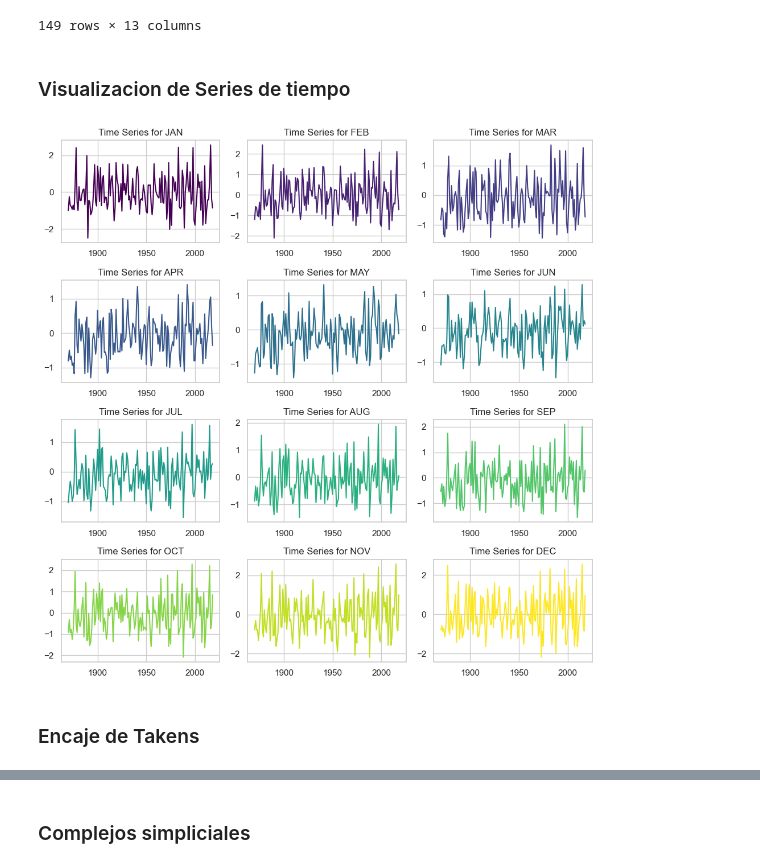
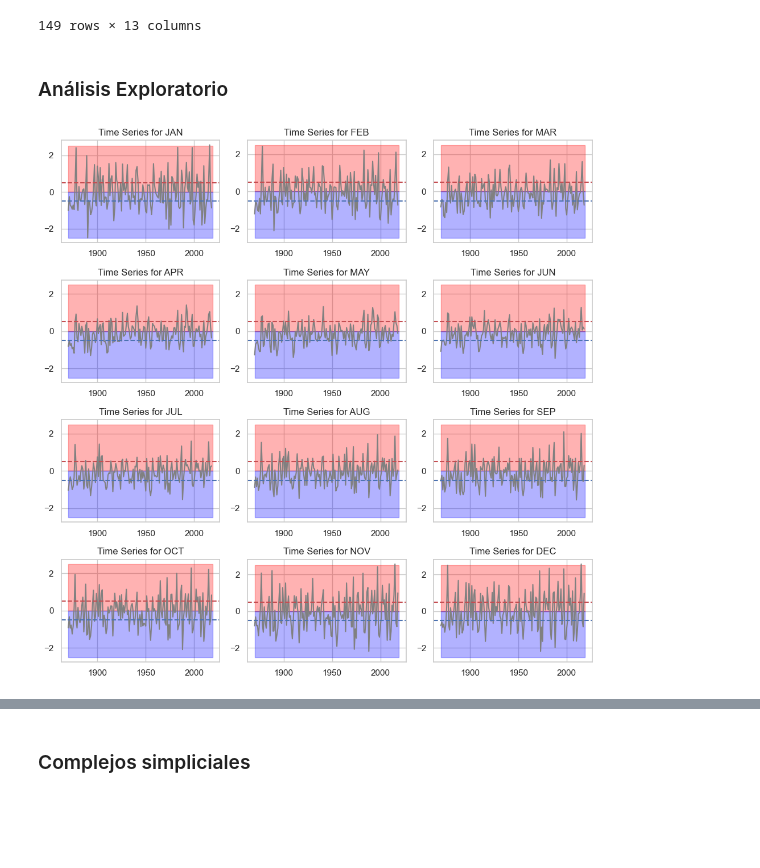
Before and after one commit to CastroMaster10/ENSO-Persistence-analysis, a Jupyter notebook: main.ipynb, the cells around one changed output, grey strips where cells are left out. Cells and saved outputs as stored; diff of their text form; code cells hidden in the pictures; blank space fills up the shorter version.

```diff
--- a/main.ipynb
+++ b/main.ipynb
@@ -42,32 +46,40 @@ datos
 | 147 | 2017 | -0.34 | -0.01 | -0.09 | 0.22 | 0.30 | 0.22 | 0.22 | -0.18 | -0.56 | -0.52 | ... |
 | 148 | 2018 | -0.86 | -0.73 | -0.73 | -0.36 | -0.12 | 0.12 | 0.27 | 0.05 | 0.30 | 0.84 | ... |
 149 rows × 13 columns
-# %% [markdown]
-### Visualizacion de Series de tiempo
+# %% [markdown]
+### Análisis Exploratorio
 # %%
 
 
 # Create a figure and a set of subplots
 fig, axes = plt.subplots(nrows= 4, ncols=3, figsize=(10, 10))
 axes = axes.flatten()  # Flatten the array to make indexing easier in a loop
 x,y = (datos["Year"],datos.iloc[:,1:])
 
+y_boy =  y[(y >=0.5).any(axis=1)]
+y_girl =  y[(y <=0.5).any(axis=1)]
+
+
+
 
 #colors
 cmap =  cm.get_cmap('viridis',12)
 # Plot each column
 for i,column in enumerate(y.columns):
     color = cmap(i)
-    axes[i].plot(x,y[column],marker="",linestyle="-",color=color)
+    #Agregar colores de fondo
+    axes[i].add_patch(patches.Rectangle((1870,0),y.shape[0],2.5,color='red',alpha=0.3)) #color rojo para el Niño
+    axes[i].add_patch(patches.Rectangle((1870,0),y.shape[0],-2.5,color='blue',alpha=0.3)) #color rojo para la Nina
+    axes[i].plot(x,y[column],marker="",linestyle="-",color="gray")
     axes[i].set_title(f'Time Series for {column}')
+    axes[i].axhline(y=0.5, color='r', linestyle='--')
+    axes[i].axhline(y=-0.5, color='b', linestyle='--')
     axes[i].grid(True)
 
 
 
 # Adjust layout
 plt.tight_layout()
 plt.show()
 # %% [output]
-[figure, old version]
+[figure, new version]
-# %% [markdown]
-### Encaje de Takens
```
Also changed, not shown: parts of 6 cells of this notebook.
